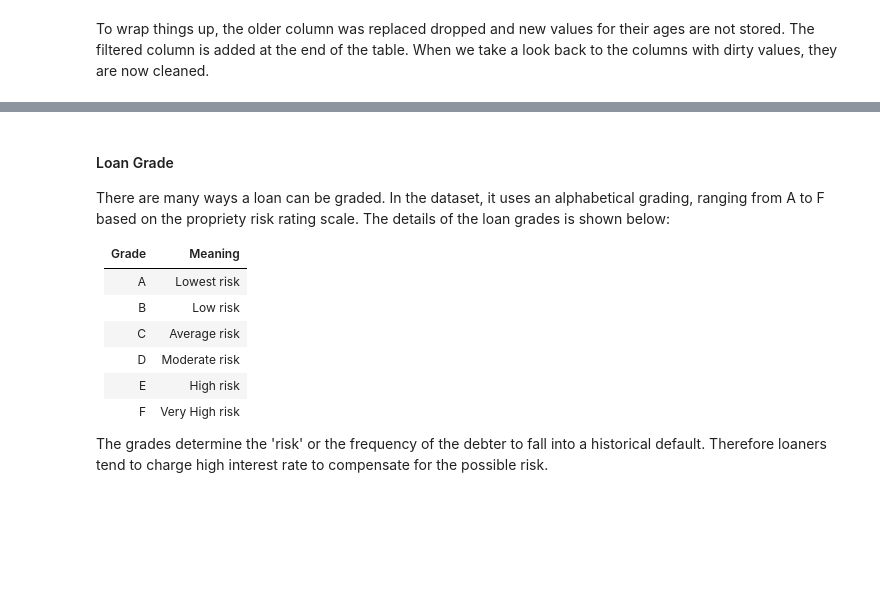
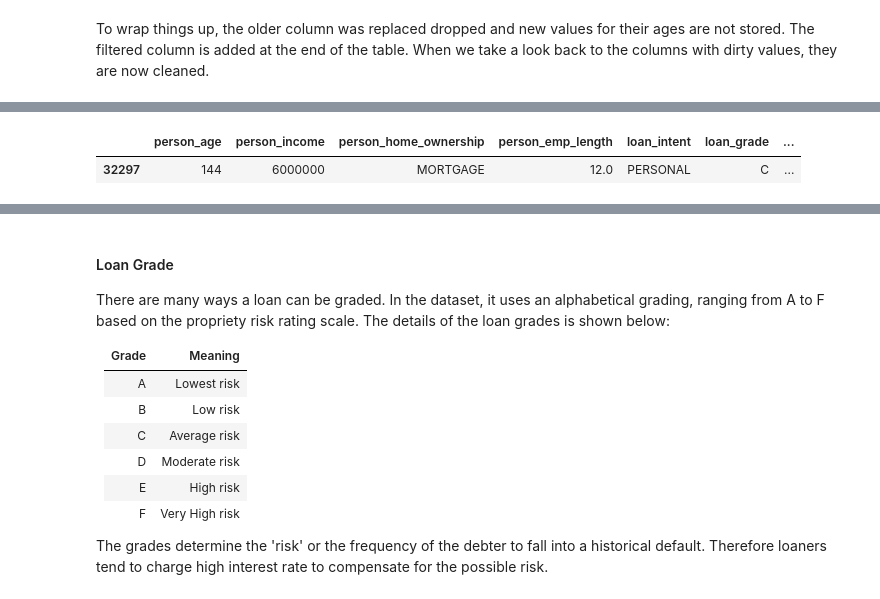
Before and after one commit to Lastlight10/credit_load_risk_data_analysis, a Jupyter notebook: credit_loan.ipynb, the cells around one changed output, grey strips where cells are left out. Saved outputs shown, nothing was run; the diff lists cells and outputs as text; code cells hidden in the pictures; blank space fills up the shorter version.

Commit message:
cleaning income, not finished

```diff
--- a/credit_loan.ipynb
+++ b/credit_loan.ipynb
@@ -226,0 +287,5 @@ Before we head to the next column, the analyst have noticed that no currency use
+# %%
+dataset[dataset['person_income'] == 6000000]
+# %% [output]
+|  | person_age | person_income | person_home_ownership | person_emp_length | loan_intent | loan_grade | ... |
+| 32297 | 144 | 6000000 | MORTGAGE | 12.0 | PERSONAL | C | ... |
```
Also changed, not shown: parts of 14 cells of this notebook, 1 other file.
